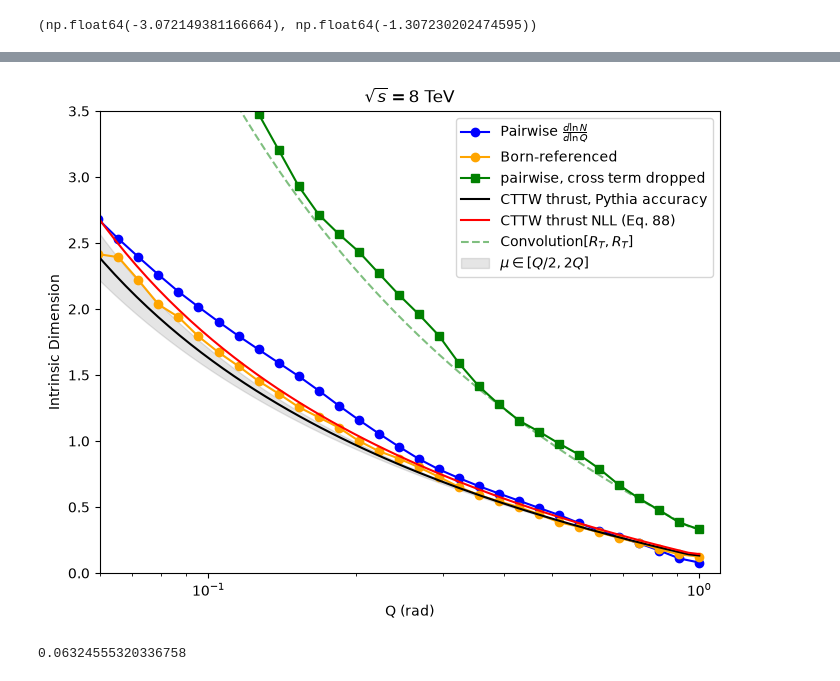
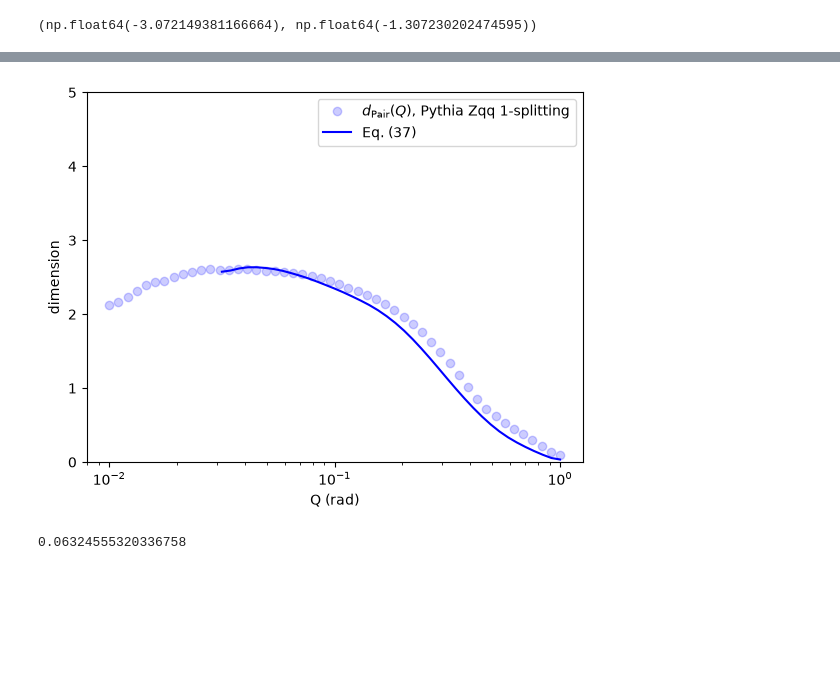
Before and after one commit to ykahn/Jet-Scaling-Laws, a Jupyter notebook: StevensCode/Pythia_EFP_NTK.ipynb, the cells around one changed output, grey strips where cells are left out. Cells and saved outputs as stored; diff of their text form; code cells hidden in the pictures; blank space fills up the shorter version.

```diff
--- a/StevensCode/Pythia_EFP_NTK.ipynb
+++ b/StevensCode/Pythia_EFP_NTK.ipynb
@@ -139,7 +147,7 @@ F = np.load('features/EFPs_restricted_d13.npz')
 EFP_sets = {k: F[k] for k in F.files if k != 'dmax'}     # keys: u3, u4, u5, u6, u7, u10, Z1..Z4
 # SIJ_sets = dict(np.load('features/SIJ.npz'))              # same keys, same events
 SIJ_sets = {k: v for k, v in np.load('features/SIJ.npz').items() if v.shape[1] > 1}
-QVC_sets = dict(np.load('features/QVEC_nq1024.npz'))
+QVC_sets = {os.path.basename(f)[len('QVEC_nq2048_'):-4]: np.load(f, mmap_mode='r') for f in sorted(glob.glob('features/QVEC_nq2048_*.npy'))}
 print('EFP:', {k: v.shape for k, v in EFP_sets.items()})
 print('SIJ:', {k: v.shape for k, v in SIJ_sets.items()})
 print('Qvc:', {k: v.shape for k, v in QVC_sets.items()})
@@ -555,18 +569,18 @@ def N_of_Q(SEMD, Q):
 Define S, N, (mask N, Q), and d :
 # %%
 Qs = np.logspace(-2, 0, 50)
-M = 10_000
+M = 20_000
 Ns, Nm, Ds, Qm = {}, {}, {}, {}
-minNs = {'Z': 0.3, 'Z08': 3e3, 'Z12': 2e3, 'Z16': 1e3, 'Z1': 0.3, 'Z2': 0.3, 'Z3': 0.3, 'Z500GeV': 0.3, 'Z1TeV': 0.3, 'Z2TeV': 0.3,  'Z4TeV': 0.3, 'Z8TeV': 0.3}
+minNs = {'Z': 0.3, 'Z08': 3e3, 'Z12': 2e3, 'Z16': 1e3, 'Z1': 0.3, 'Z2': 0.3, 'Z3': 0.3, 'Z500GeV': 0.3, 'Z1TeV': 0.3, 'Z2TeV': 0.3,  'Z4TeV': 0.3, 'Z8TeV': 0.3, 'Z16TeV': 0.3, 'Z32TeV': 0.3}
 # Distance from Born
-Qborn = np.r_[np.zeros(512), np.full(512, np.pi)]
+Qborn = np.r_[np.zeros(1024), np.full(1024, np.pi)]
 Nb, Db, Qb = {}, {}, {}
 North, Nfull, Dorth, Dfull = {}, {}, {}, {}
 
 # for key in ['Z', 'Z08', 'Z12', 'Z16', 'Z1', 'Z2', 'Z3', 'Z1TeV']:
-for key in ['Z', 'Z500GeV', 'Z1TeV', 'Z2TeV', 'Z4TeV', 'Z8TeV']:
+for key in ['Z', 'Z1', 'Z500GeV', 'Z1TeV', 'Z2TeV', 'Z4TeV', 'Z8TeV', 'Z16TeV', 'Z32TeV']:
     S = semd_matrix(QVC_sets[key][:M])
-    Ns[key] = np.array([N_of_Q(S, Q).mean() for Q in Qs])
+    Ns[key] = np.array([N_of_Q(S, Q) for Q in Qs])
     ok = Ns[key] > minNs[key]
     Nm[key] = Ns[key][ok]
     Qm[key] = Qs[ok]
@@ -574,15 +588,15 @@ for key in ['Z', 'Z500GeV', 'Z1TeV', 'Z2TeV', 'Z4TeV', 'Z8TeV']:
     ### Define V ###
     V = QVC_sets[key][:M] - Qborn
     ###### Born-Referenced ####
-    d_born = np.linalg.norm(QVC_sets[key] - Qborn , axis=1)/np.sqrt(1024)
+    d_born = np.linalg.norm(QVC_sets[key] - Qborn , axis=1)/np.sqrt(2048)
     Nb[key] = np.array([(d_born < Q).sum() for Q in Qs])
     okb = Nb[key] > 10
     Qb[key] = Qs[okb]
     Db[key] = np.gradient(np.log(Nb[key][okb]), np.log(Qb[key]))
     ###### drop cross term ####
-    db = np.linalg.norm(V, axis=1)/np.sqrt(1024)       # |v_A| = 2 sqrt(tau_A), one per event
-    D2orth = db[:,None]**2 + db[None,:]**2;  np.fill_diagonal(D2orth, np.inf)   # pair "distance" with cross term dropped
-    North[key] = np.array([(D2orth < Q**2).sum(1).mean() for Q in Qs])
+    db = np.linalg.norm(V, axis=1)/np.sqrt(2048)       # |v_A| = 2 sqrt(tau_A), one per event
+    d2 = torch.as_tensor(db**2, device='cuda');  D2orth = d2[:, None] + d2[None, :];  D2orth.fill_diagonal_(float('inf'))
+    North[key] = np.array([(D2orth < Q**2).sum(1).double().mean().item() for Q in Qs])
     Dorth[key]  = np.gradient(np.log(North[key]), np.log(Qs))
 # %%
 # for key in ['Z1', 'Z2', 'Z3', 'Z', 'Z08', 'Z12', 'Z16', 'Z1TeV']:
@@ -880,16 +930,62 @@ plt.xlim(0.06, 1.1); plt.ylim(0, 3.5); plt.xlabel('Q (rad)'); plt.ylabel('Intrin
 # %%
-key, Qcm, title = 'Z8TeV', 8000., r'$\sqrt{s} = 8$ TeV'
-sh, nll, lo, hi = (np.gradient(lnR_T(tau, shower=True, Qcm=Qcm), np.log(Qg)), np.gradient(lnR_T(tau, Qcm=Qcm), np.log(Qg)),
-                   np.gradient(lnR_T(tau, xmu=0.5, shower=True, Qcm=Qcm), np.log(Qg)), np.gradient(lnR_T(tau, xmu=2, shower=True, Qcm=Qcm), np.log(Qg)))
-conv = np.gradient(lnConv(Qg, shower=True, Qcm=Qcm), np.log(Qg))
+def onesplit_curves(Qs, a_mz=0.1365, sqrtS=91.19, ptmin=0.5, theta_max=np.pi/2, nw=400, nz=160,
+                    running=True, fullP=True, born_pairs=False):
+    """One-emission soft-collinear curves: Sigma (orange), N_nocross (green), N_pair (blue).
+       Sudakov in kt (Pythia's first emission);  fullP: (1+(1-x)^2)/2, x=2z.
+       born_pairs=False conditions on exactly one emission (matches the 1-splitting sample)."""
+    CF = 4/3;  beta0 = 23/(12*np.pi)
+    alpha = (lambda mu: np.minimum(a_mz/(1 + beta0*a_mz*np.log(mu**2/91.19**2)), 2.0)) if running else (lambda mu: a_mz)
+    ### Boundaries of z, w, ...  ###
+    eps = ptmin/sqrtS;
+    zmin, zmax = eps/theta_max, 0.25
+    wlo = lambda z: eps*np.sqrt(2/z);
+    whi = lambda z: theta_max*np.sqrt(2*z)
+    w = np.exp(np.linspace(np.log(wlo(zmax)*0.999), np.log(whi(zmax)), nw));
+    lw = np.log(w);
+    dlw = np.gradient(lw)
+    z = np.exp(np.linspace(np.log(zmin), np.log(zmax), nz));
+    dlz = np.gradient(np.log(z))
+    mask = (w[:, None] > wlo(z)[None, :]) & (w[:, None] < whi(z)[None, :])
+    kt = w[:, None]*np.sqrt(z[None, :]/2)*sqrtS
+    # Splitting Function
+    Pz = (1 + (1 - 2*z)**2)/2 if fullP else np.ones_like(z)
+    Awz = 4*CF/np.pi*alpha(kt)*Pz[None, :]*mask                                                  # density per dln z dln w
+    k = np.exp(np.linspace(np.log(ptmin), np.log(theta_max*zmax*sqrtS), 600));  lk = np.log(k)
+    Ak = 4*CF/np.pi*alpha(k)[:, None]*Pz[None, :]*(z[None, :] > k[:, None]/(theta_max*sqrtS))
+    Lk = (Ak*dlz[None, :]).sum(1)
+    Rk = np.concatenate([np.cumsum((0.5*(Lk[1:] + Lk[:-1])*np.diff(lk))[::-1])[::-1], [0]])
+    sud = np.exp(-np.interp(np.log(np.clip(kt, k[0], k[-1])), lk, Rk))
+    rho = Awz*sud                                                                                # joint density in (ln w, ln z)
+    P0 = 1 - np.sum(rho*dlw[:, None]*dlz[None, :])                                               # no-emission fraction
+    if not born_pairs: rho /= (1 - P0);  P0 = 0.0
+    rho_w = (rho*dlz[None, :]).sum(1)
+    Sig = P0 + np.concatenate([[0], np.cumsum(0.5*(rho_w[1:] + rho_w[:-1])*np.diff(lw))])        # Sigma(w)
+    G2 = np.cumsum(rho*dlw[:, None], axis=0) - 0.5*rho*dlw[:, None]                              # G(w, z) = ∫ rho dln w'
+    Gof = lambda x, j: np.interp(np.log(np.clip(x, w[0], w[-1])), lw, G2[:, j])
+    Sof = lambda x: np.where(x < w[0], P0, np.interp(np.log(np.clip(x, w[0], w[-1])), lw, Sig))
+    wA, zA, zB = w[:, None, None], z[None, :, None], z[None, None, :]
+    c = np.sqrt(np.minimum(zA, zB)/np.maximum(zA, zB))                                           # cos(v_A, v_B)
+    weightA = (rho*dlw[:, None]*dlz[None, :])[:, :, None]
+    Sigma, Nno, Npair = [], [], []
+    for Q in Qs:
+        Sigma.append(Sof(Q))
+        Nno.append(P0*Sof(Q) + np.sum(weightA[:, :, 0]*Sof(np.sqrt(np.clip(Q**2 - w[:, None]**2, 0, None)))))   # green
+        disc = Q**2 - wA**2*(1 - c**2);  ok = disc > 0;  root = np.sqrt(np.where(ok, disc, 0))
+        wm, wp = np.maximum(wA*c - root, wlo(zB)), np.minimum(wA*c + root, whi(zB))
+        inner = np.stack([Gof(wp[:, :, j], j) - Gof(wm[:, :, j], j) for j in range(nz)], axis=2)
+        Npair.append(P0**2 + 2*P0*(Sof(Q) - P0) + np.sum(weightA*np.clip(inner, 0, None)*ok*dlz[None, None, :]))   # blue
+    return np.array(Sigma), np.array(Nno), np.array(Npair)
 
-plt.figure(figsize=(8, 6))
-plt.semilogx(Qm[key], Ds[key], 'o-', color='b', label=r'Pairwise $\frac{d\ln N}{d\ln Q}$')
-plt.semilogx(Qb[key], Db[key], 'o-', color='orange', label='Born-referenced')
-plt.semilogx(Qs, Dorth[key], 's-', color='g', label='pairwise, cross term dropped')
-plt.semilogx(Qg, sh, 'k-', label='CTTW thrust, Pythia accuracy')
-plt.semilogx(Qg, nll, 'r-', label='CTTW thrust NLL (Eq. 88)')
-plt.semilogx(Qg, conv, 'g--', alpha=.5, label=r'Convolution$[R_T,R_T]$')
-plt.fill_between(Qg, np.minimum(lo, hi), np.maximum(lo, hi), color='k', alpha=.1, label=r'$\mu\in[Q/2,2Q]$')
-plt.xlim(0.06, 1.1); plt.ylim(0, 3.5); plt.xlabel('Q (rad)'); plt.ylabel('Intrinsic Dimension'); plt.title(title); plt.legend()
+
+Qa = np.logspace(-1.5, 0, 40);
+S1, Nn1, Np1 = onesplit_curves(Qa)
+dima = lambda N: np.gradient(np.log(N), np.log(Qa))
+plt.semilogx(Qm['Z1'], Ds['Z1'], 'bo', alpha=0.2, label=r'$d_\text{Pair}(Q)$, Pythia Zqq 1-splitting');
+# plt.semilogx(Qm['Z'], Ds['Z'], 'bo', alpha=0.2, label='Pythia Zqq, pairwise');
+
+plt.semilogx(Qa, dima(Np1), 'b-', label='Eq. (37)')
+# plt.semilogx(Qa, dima(S1), '-', color='orange', label='Eq. (9), orange');
+# plt.semilogx(Qa, dima(Nn1), 'g-', label='Eq. (10), green')
+plt.xlabel('Q (rad)'); plt.ylabel('dimension'); plt.legend()
+plt.ylim(0, 5)
 # %% [output]
@@ -897,4 +993,4 @@ plt.xlim(0.06, 1.1); plt.ylim(0, 3.5); plt.xlabel('Q (rad)'); plt.ylabel('Intrin
-[figure, old version]
+[figure, new version]
 # %%
 def Q_of_ECM(ECM):
     return np.sqrt(4 / ECM)
```
Also changed, not shown: parts of 13 cells of this notebook, 1 other file.
